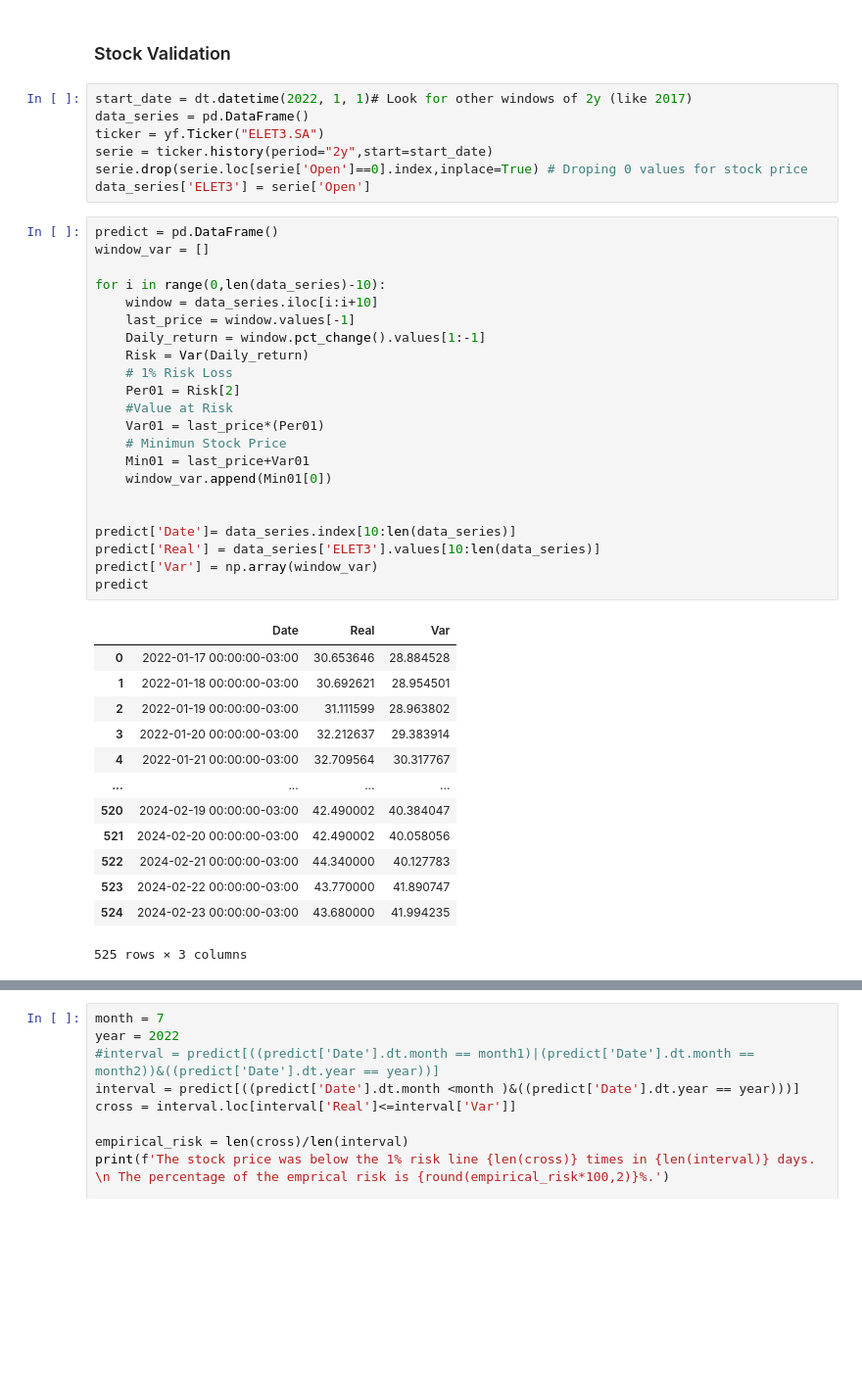
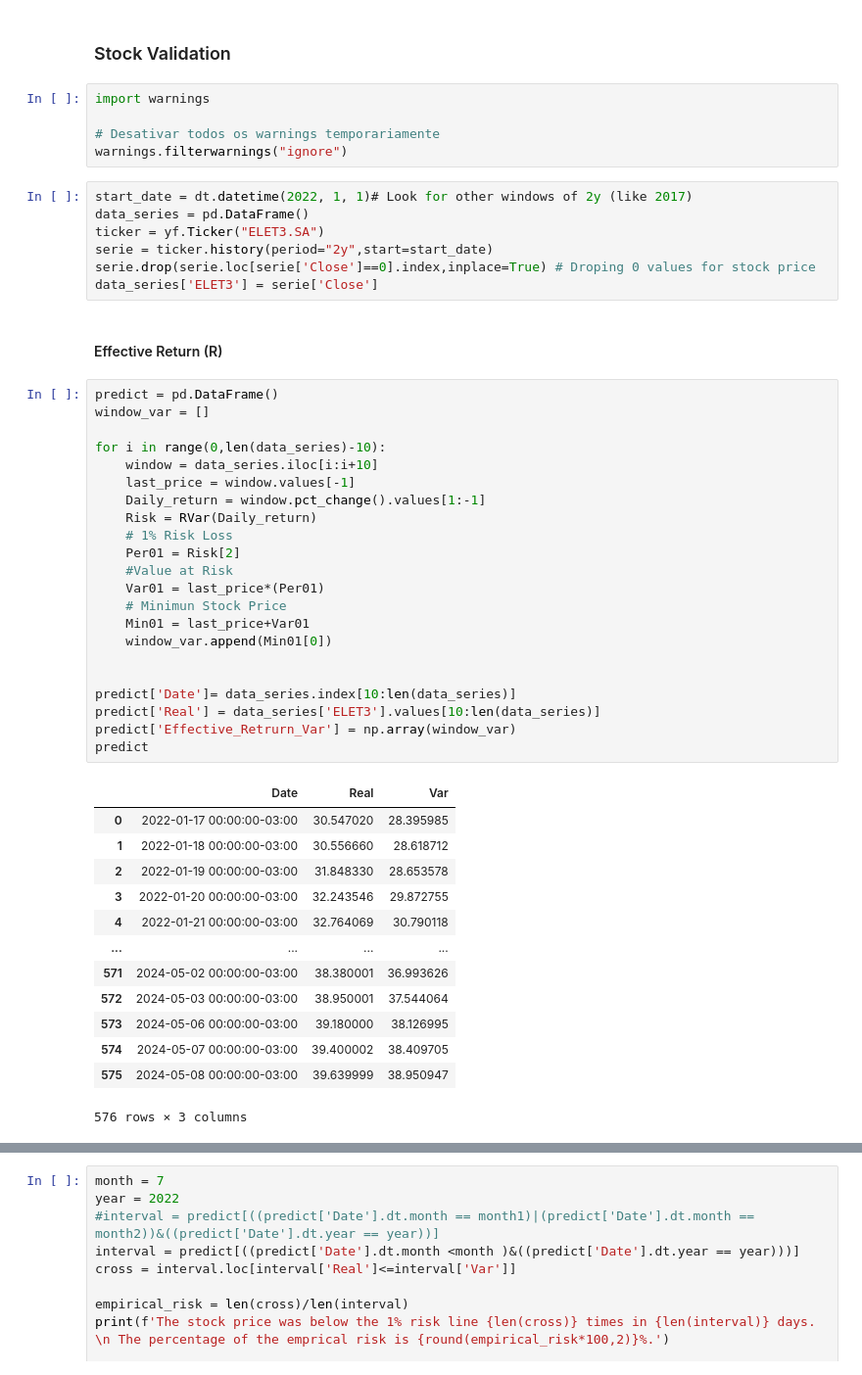
Before and after one commit to IsraelFPM/Risk-Analysis, a Jupyter notebook: ValueAtRisk.ipynb, the cells around one changed output, grey strips where cells are left out. Shown at 98% size. Drawn from its saved outputs; the diff is of its cells as text; blank space fills up the shorter version.

```diff
--- a/ValueAtRisk.ipynb
+++ b/ValueAtRisk.ipynb
@@ -514,49 +514,56 @@ plt.tight_layout()
 10 days Sliding window
 # %% [markdown]
 ### Stock Validation
+# %%
+import warnings
+
+# Desativar todos os warnings temporariamente
+warnings.filterwarnings("ignore")
 # %%
 start_date = dt.datetime(2022, 1, 1)# Look for other windows of 2y (like 2017)
 data_series = pd.DataFrame()
 ticker = yf.Ticker("ELET3.SA")
 serie = ticker.history(period="2y",start=start_date)
-serie.drop(serie.loc[serie['Open']==0].index,inplace=True) # Droping 0 values for stock price
-data_series['ELET3'] = serie['Open']
+serie.drop(serie.loc[serie['Close']==0].index,inplace=True) # Droping 0 values for stock price
+data_series['ELET3'] = serie['Close']
+# %% [markdown]
+#### Effective Return (R)
 # %%
 predict = pd.DataFrame()
 window_var = []
 
 for i in range(0,len(data_series)-10):
     window = data_series.iloc[i:i+10]
     last_price = window.values[-1]
     Daily_return = window.pct_change().values[1:-1]
-    Risk = Var(Daily_return)
+    Risk = RVar(Daily_return)
     # 1% Risk Loss
     Per01 = Risk[2]
     #Value at Risk
     Var01 = last_price*(Per01)
     # Minimun Stock Price
     Min01 = last_price+Var01
     window_var.append(Min01[0])
 
 
 predict['Date']= data_series.index[10:len(data_series)]
 predict['Real'] = data_series['ELET3'].values[10:len(data_series)]
-predict['Var'] = np.array(window_var)
+predict['Effective_Retrurn_Var'] = np.array(window_var)
 predict
 # %% [output]
 |  | Date | Real | Var |
-| 0 | 2022-01-17 00:00:00-03:00 | 30.653646 | 28.884528 |
-| 1 | 2022-01-18 00:00:00-03:00 | 30.692621 | 28.954501 |
-| 2 | 2022-01-19 00:00:00-03:00 | 31.111599 | 28.963802 |
-| 3 | 2022-01-20 00:00:00-03:00 | 32.212637 | 29.383914 |
-| 4 | 2022-01-21 00:00:00-03:00 | 32.709564 | 30.317767 |
+| 0 | 2022-01-17 00:00:00-03:00 | 30.547020 | 28.395985 |
+| 1 | 2022-01-18 00:00:00-03:00 | 30.556660 | 28.618712 |
+| 2 | 2022-01-19 00:00:00-03:00 | 31.848330 | 28.653578 |
+| 3 | 2022-01-20 00:00:00-03:00 | 32.243546 | 29.872755 |
+| 4 | 2022-01-21 00:00:00-03:00 | 32.764069 | 30.790118 |
 | ... | ... | ... | ... |
-| 520 | 2024-02-19 00:00:00-03:00 | 42.490002 | 40.384047 |
-| 521 | 2024-02-20 00:00:00-03:00 | 42.490002 | 40.058056 |
-| 522 | 2024-02-21 00:00:00-03:00 | 44.340000 | 40.127783 |
-| 523 | 2024-02-22 00:00:00-03:00 | 43.770000 | 41.890747 |
-| 524 | 2024-02-23 00:00:00-03:00 | 43.680000 | 41.994235 |
+| 571 | 2024-05-02 00:00:00-03:00 | 38.380001 | 36.993626 |
+| 572 | 2024-05-03 00:00:00-03:00 | 38.950001 | 37.544064 |
+| 573 | 2024-05-06 00:00:00-03:00 | 39.180000 | 38.126995 |
+| 574 | 2024-05-07 00:00:00-03:00 | 39.400002 | 38.409705 |
+| 575 | 2024-05-08 00:00:00-03:00 | 39.639999 | 38.950947 |
-525 rows × 3 columns
+576 rows × 3 columns
 # %%
 cross = predict.loc[predict['Real']<=predict['Var']]
 print(f'The ELET3 stock crossed the Value at Risk line {len(cross)} times in {len(predict)} days resulting in an {round(100*len(cross)/len(predict),2)}% empirical risk in comparasion to the theorical risk of 1%.')
```
Also changed, not shown: parts of 9 cells of this notebook.
